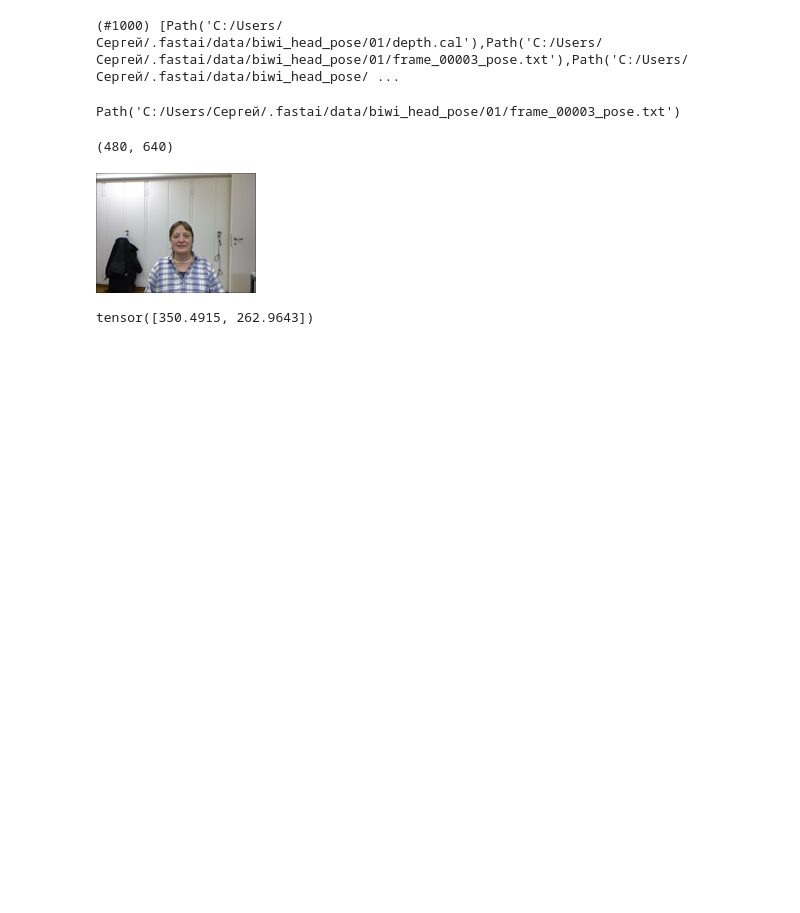
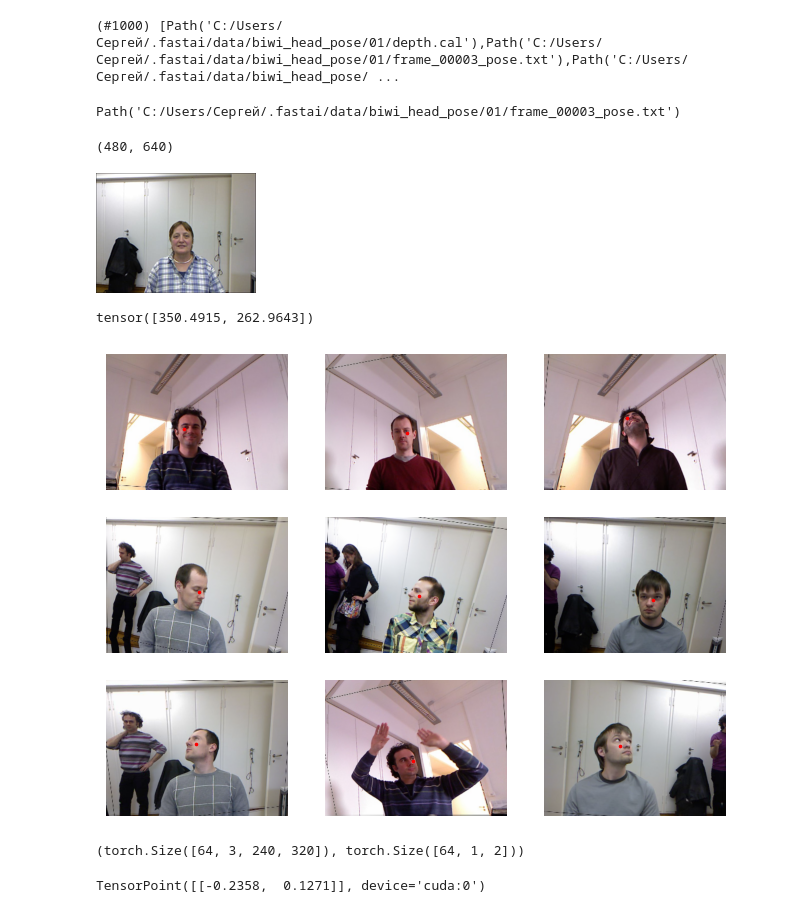
Before and after one commit to Sergo448/FastAI_PyTorch, a Jupyter notebook: notebooks/04_regression_01.ipynb, the cells around one changed output. Saved outputs shown, nothing was run; the diff lists cells and outputs as text; code cells hidden in the pictures; blank space fills up the shorter version.

```diff
--- a/notebooks/04_regression_01.ipynb
+++ b/notebooks/04_regression_01.ipynb
@@ -47,3 +46,25 @@ def get_ctr(f):
 get_ctr(img_files[0])
 # %% [output]
 tensor([350.4915, 262.9643])
+# %%
+biwi = DataBlock(
+    blocks=(ImageBlock, PointBlock),
+    get_items=get_image_files,
+    get_y=get_ctr,
+    splitter=FuncSplitter(lambda o: o.parent.name=='13'),
+    batch_tfms=[*aug_transforms(size=(240, 320)), Normalize.from_stats(*imagenet_stats)])
+# %%
+dls = biwi.dataloaders(path)
+dls.show_batch(max_n=9, figsize=(8, 6))
+# %% [output]
+[figure, added]
+# %%
+xb, yb = dls.one_batch()
+
+xb.shape, yb.shape
+# %% [output]
+(torch.Size([64, 3, 240, 320]), torch.Size([64, 1, 2]))
+# %%
+yb[0]
+# %% [output]
+TensorPoint([[-0.2358,  0.1271]], device='cuda:0')
```
Also changed, not shown: parts of 9 cells of this notebook, 2 other files.
